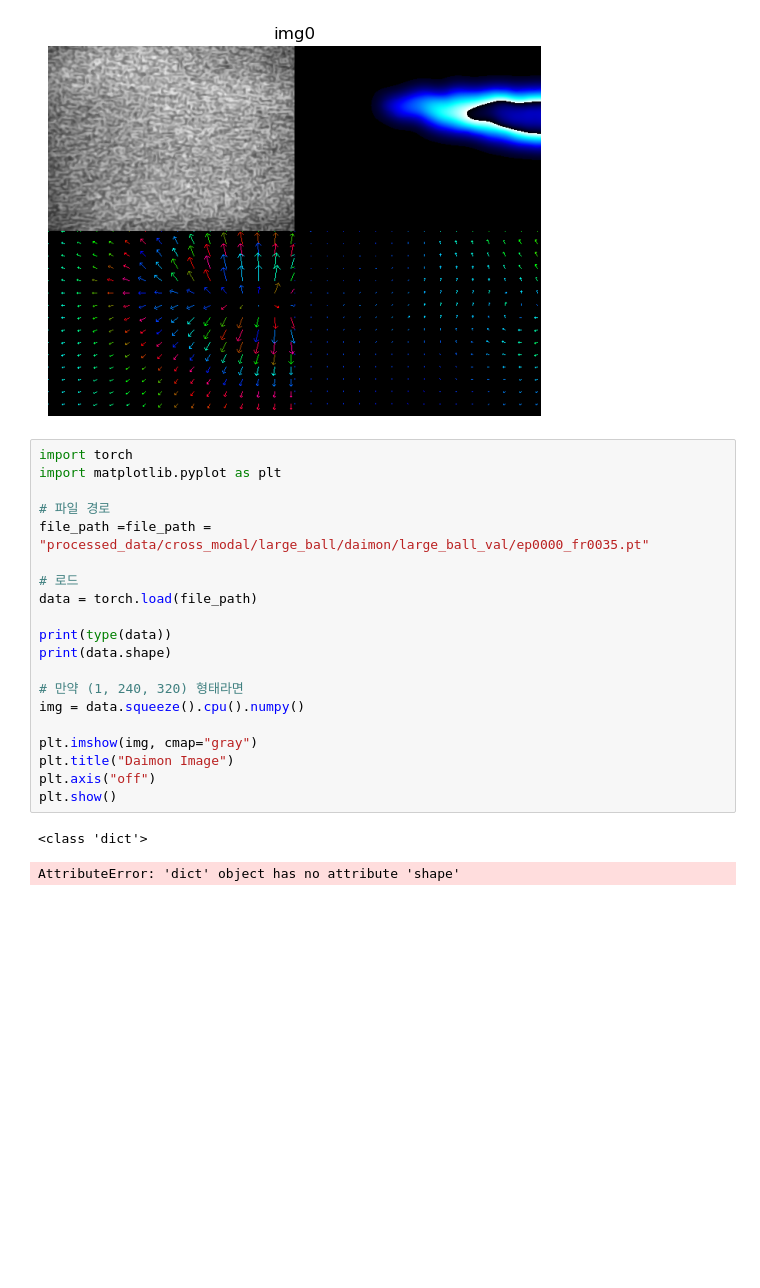
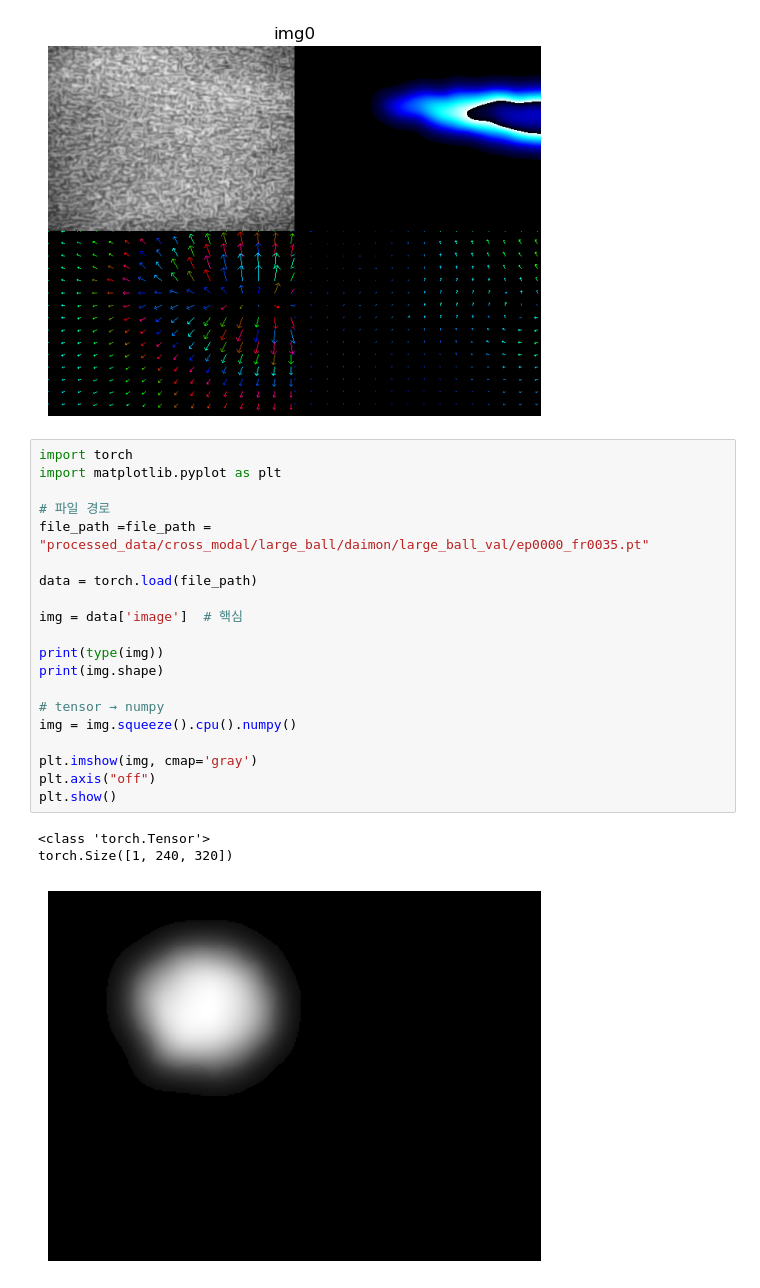
Before and after one commit to jnsungp/TactX, a Jupyter notebook: check.ipynb, the cells around one changed output. Saved outputs shown, nothing was run; the diff lists cells and outputs as text; blank space fills up the shorter version.

```diff
--- a/check.ipynb
+++ b/check.ipynb
@@ -247,23 +247,24 @@ plt.show()
 # %%
 import torch
 import matplotlib.pyplot as plt
 
 # 파일 경로
 file_path =file_path = "processed_data/cross_modal/large_ball/daimon/large_ball_val/ep0000_fr0035.pt"
 
-# 로드
 data = torch.load(file_path)
 
-print(type(data))
-print(data.shape)
+img = data['image']  # 핵심
 
-# 만약 (1, 240, 320) 형태라면
-img = data.squeeze().cpu().numpy()
+print(type(img))
+print(img.shape)
 
-plt.imshow(img, cmap="gray")
-plt.title("Daimon Image")
+# tensor → numpy
+img = img.squeeze().cpu().numpy()
+
+plt.imshow(img, cmap='gray')
 plt.axis("off")
 plt.show()
 # %% [output]
-<class 'dict'>
+<class 'torch.Tensor'>
+torch.Size([1, 240, 320])
-AttributeError: 'dict' object has no attribute 'shape'
+[figure, added]
```
Also changed, not shown: 10 other files.
